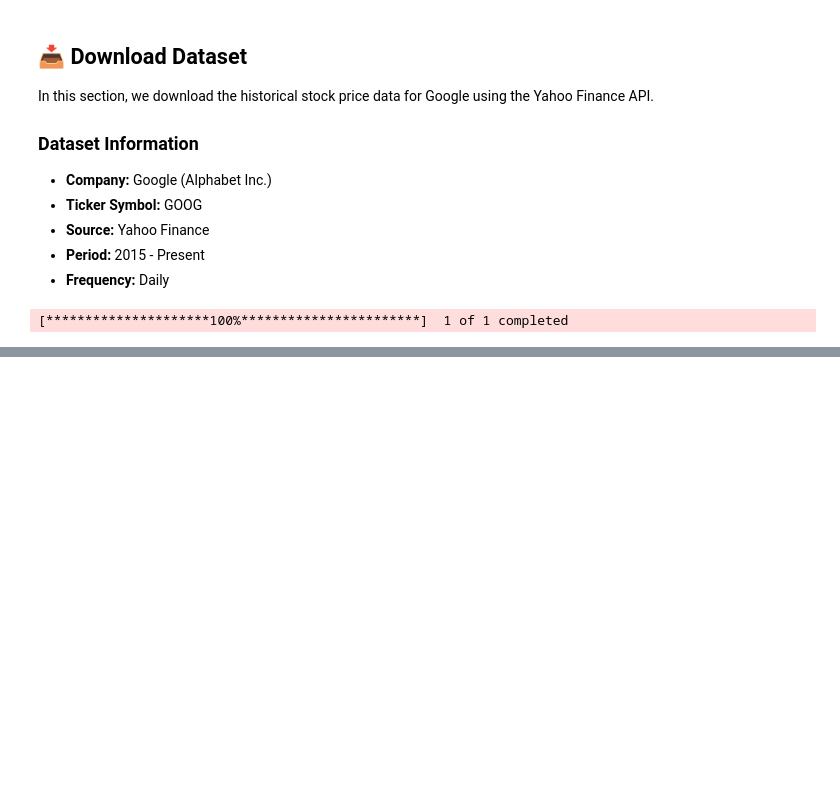
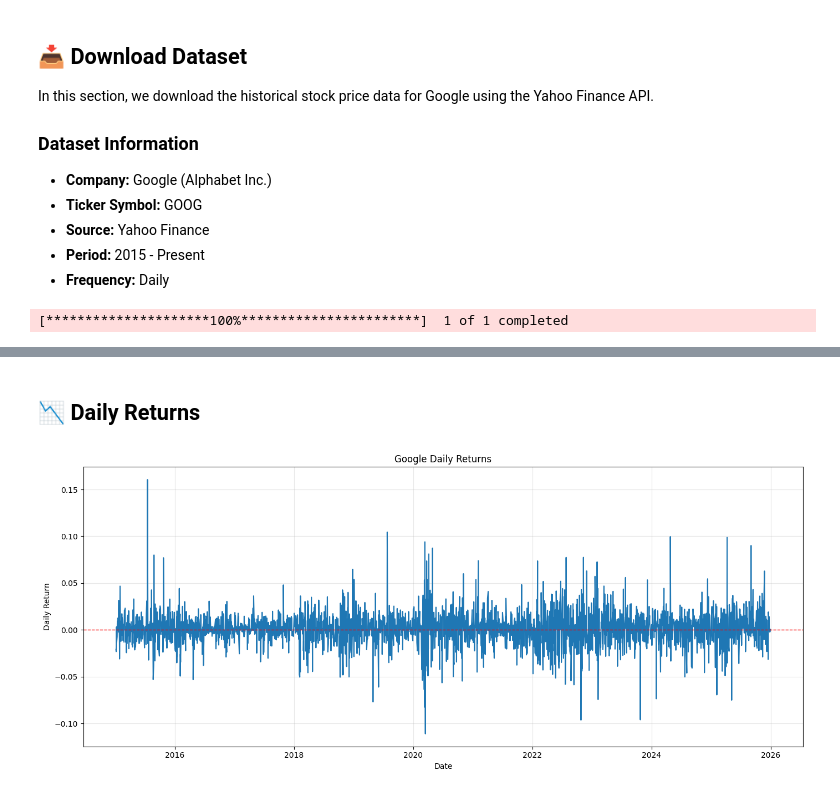
Before and after one commit to kosar-am/finance-prediction-rnn, a Jupyter notebook: notebooks/01_data_collection.ipynb, the cells around one changed output, grey strips where cells are left out. Cells and saved outputs as stored; diff of their text form; code cells hidden in the pictures; blank space fills up the shorter version.

```diff
--- a/notebooks/01_data_collection.ipynb
+++ b/notebooks/01_data_collection.ipynb
@@ -79,0 +284,28 @@ df.head(10)
+# %% [markdown]
+## 📉 Daily Returns
+# %%
+# Calculate the daily percentage return
+df["Daily Return"] = df["Close"].pct_change()
+
+# Create a figure
+plt.figure(figsize=(14, 6))
+
+# Plot daily returns
+plt.plot(df.index, df["Daily Return"])
+
+# Add title and axis labels
+plt.title("Google Daily Returns")
+plt.xlabel("Date")
+plt.ylabel("Daily Return")
+
+# Add a horizontal reference line at zero
+plt.axhline(y=0, color="red", linestyle="--", linewidth=1)
+
+# Add a grid
+plt.grid(True, alpha=0.3)
+
+# Adjust layout and display the chart
+plt.tight_layout()
+plt.show()
+# %% [output]
+[figure, added]
```
Also changed, not shown: parts of 38 cells of this notebook.
